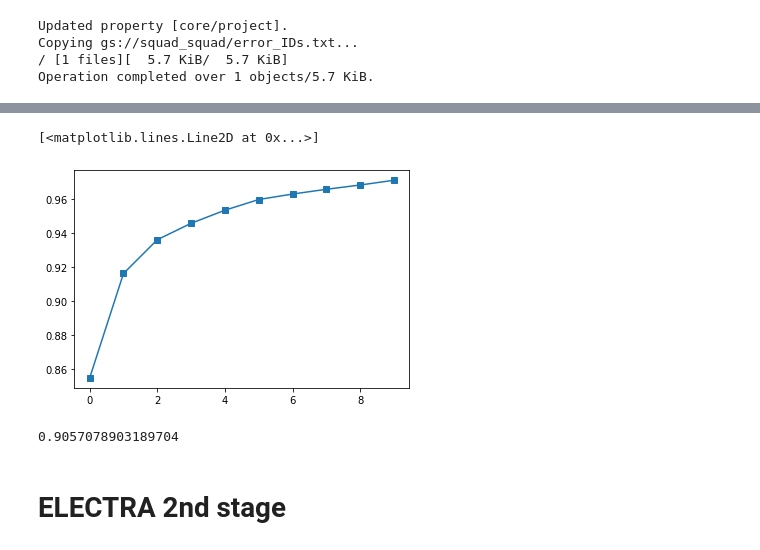
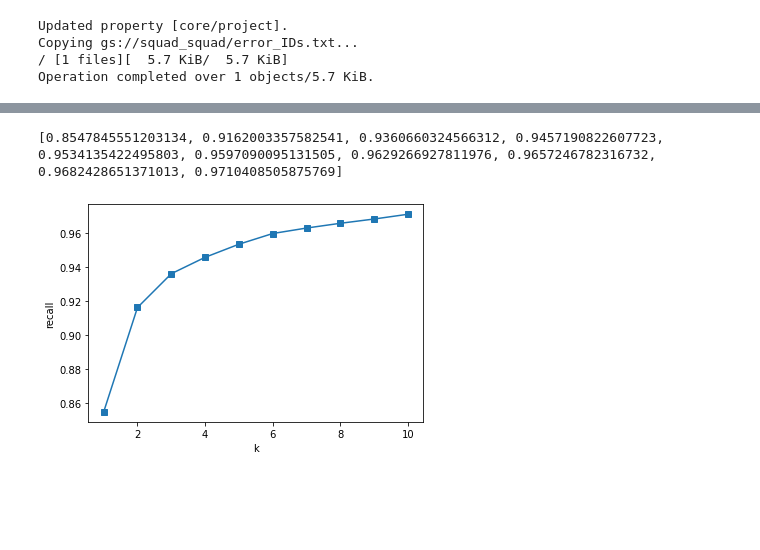
Before and after one commit to the-SQuAD-squad/IR, a Jupyter notebook: IR.ipynb, the cells around one changed output, grey strips where cells are left out. Cells and saved outputs as stored; diff of their text form; code cells hidden in the pictures; blank space fills up the shorter version.

```diff
--- a/IR.ipynb
+++ b/IR.ipynb
@@ -230,17 +188,25 @@ results = cosine_similarity(passage_val_tf_idf, question_tf_idf)
 # %%
-# single passage scores
-k_results = 3
+#@title single passage score { form-width: "25%" }
+
+# In this cell we evaluate how effective is tf-idf in finding the right passage for a question
+
+# we compute the result recall for each k between 1 and k_results:
+# in particular, for each question we take the k most probable passages and check
+# if the right passage is among them
+k_results = 10
 
 tp = 0 #true positives
-accuracy = []
+recall = []
 for k in tqdm(range(1, k_results+1)):
     for j,result in enumerate(results.T):
         result = np.argsort(result)
-        if df_original_val['passage'].tolist()[j] in [text for text in passage_val[result[-k:].tolist()]]:
+        if df_original_test['passage'].tolist()[j] in [text for text in passage_test[result[-k:].tolist()]]:
             tp+=1
-    accuracy.append(tp/len(df_original_val))
+    recall.append(tp/len(df_original_test))
     tp = 0
 
-print(accuracy,sep='\n')
-plt.plot(accuracy,"-+");
+print(recall,sep='\n')
+plt.plot(list(range(1, k_results+1)),recall,"-s");
+plt.xlabel("k");
+plt.ylabel("recall");
 # %% [output]
@@ -249,44 +215,27 @@ plt.plot(accuracy,"-+");
 # %%
-# full document (title) scores
-passage_group = df_original_val.groupby('passage').groups
+#@title full document score { form-width: "25%" }
 
-k_results = 15
+# In this cell we evaluate how effective is tf-idf in finding the right document (passage title) for a question
+
+passage_group = df_original_test.groupby('passage').groups
+
+k_results = 10
 tp = 0
-document_accuracy = []
-for k in tqdm(range(1,11)):
+document_recall = []
+for k in tqdm(range(1,k_results+1)):
     for j,result in enumerate(results.T):
         result = np.argsort(result)
         for h in range(1,k+1):
-            if df_original_val.loc[passage_group[df_original_val['passage'].tolist()[j]][0]]['title'] == df_original_val.loc[passage_group[passage_val[result[-h]]][0]]['title']:
+            if df_original_test["title"].tolist()[j] == df_original_test.loc[passage_group[passage_test[result[-h]]][0]]['title']:
                 tp+=1
                 break
-    document_accuracy.append(tp/len(df_original_val))
+    document_recall.append(tp/len(df_original_test))
     tp = 0
 
-plt.plot(document_accuracy,"-s")
+print(document_recall,sep='\n')
+plt.plot(list(range(1, k_results+1)),document_recall,"-s");
+plt.xlabel("k");
+plt.ylabel("recall");
 # %% [output]
-[<matplotlib.lines.Line2D at 0x...>]
+[0.8547845551203134, 0.9162003357582541, 0.9360660324566312, 0.9457190822607723, 0.9534135422495803, 0.9597090095131505, 0.9629266927811976, 0.9657246782316732, 0.9682428651371013, 0.9710408505875769]
-[figure, old version]
+[figure, new version]
-# %%
-#@title kNN cosine { form-width: "25%" }
-
-from sklearn.metrics.pairwise import cosine_similarity
-from sklearn.neighbors import NearestNeighbors
-
-k=16
-tree = NearestNeighbors(n_neighbors=k, metric='cosine')
-tree.fit(passage_val_tf_idf)
-
-results = tree.kneighbors(question_tf_idf, n_neighbors=k, return_distance=False)
-
-ok=0
-for i in range(len(results)):
-    for j in range(k):
-        if df_original_val['passage'].iloc[i] == passage_val[results[i,j]]:
-            ok+=1
-
-ok/len(results)
-# %% [output]
-0.9057078903189704
-# %% [markdown]
-# ELECTRA 2nd stage
```
Also changed, not shown: parts of 17 cells of this notebook.
